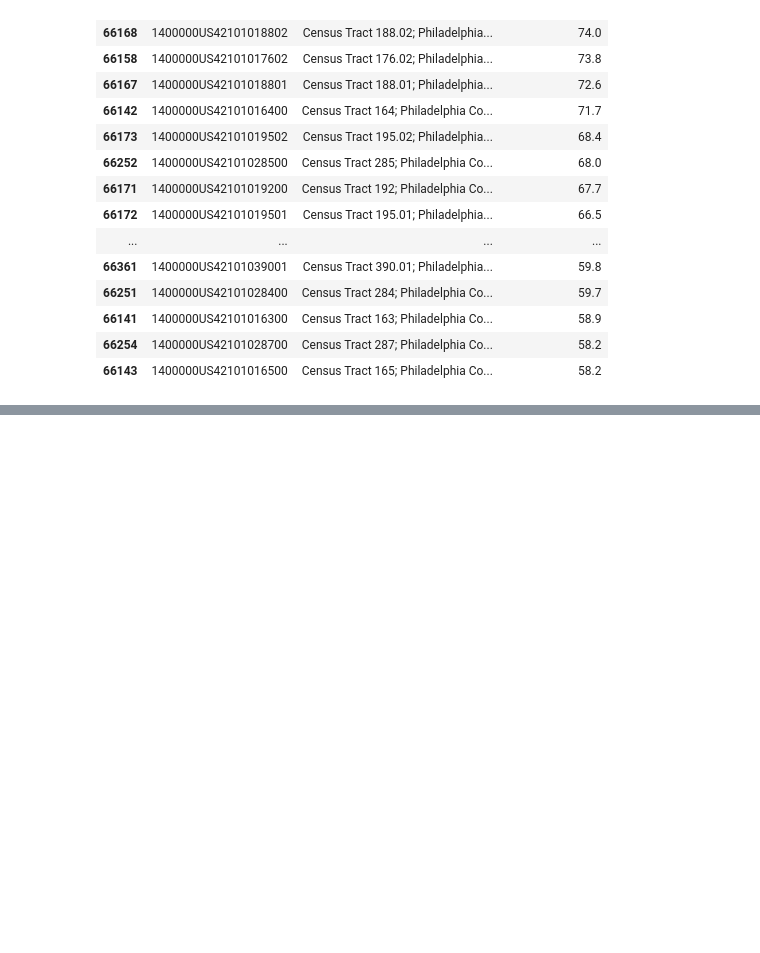
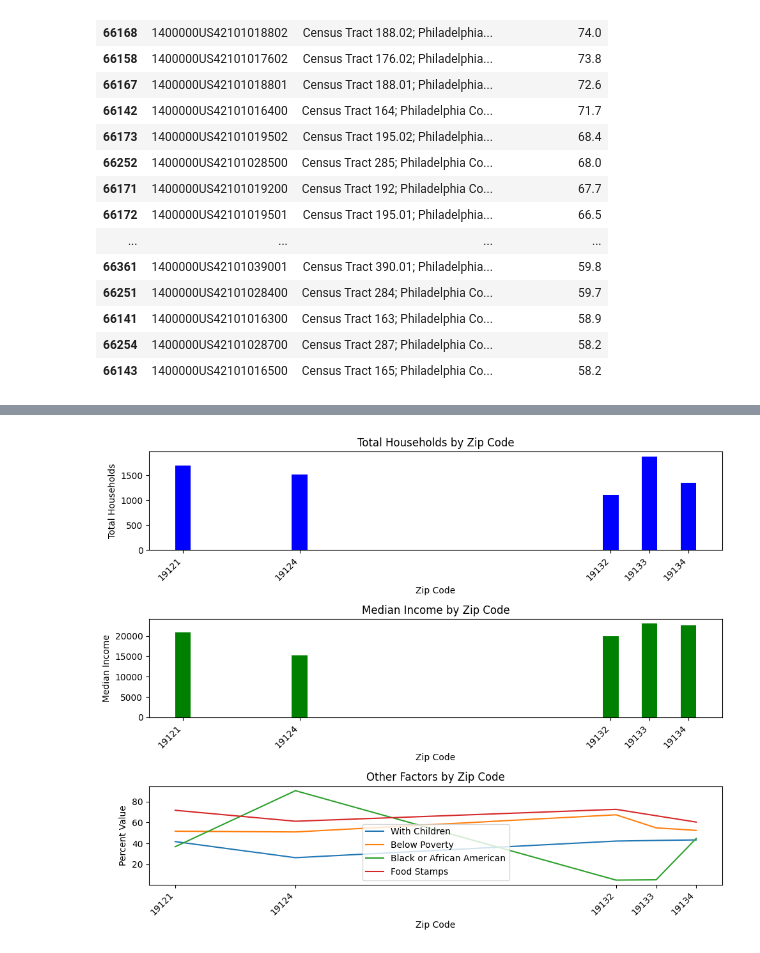
Before and after one commit to dfgbrooklyn24/Team-8, a Jupyter notebook: food_stamp.ipynb, the cells around one changed output, grey strips where cells are left out. Drawn from its saved outputs; the diff is of its cells as text; code cells hidden in the pictures; blank space fills up the shorter version.

```diff
--- a/food_stamp.ipynb
+++ b/food_stamp.ipynb
@@ -75,8 +107,6 @@ for data in res_array:
 # %%
 final_zips.insert(0, 'Zip Code', list(final_zip_codes))
-# %%
-# Assuming 'df' is your DataFrame
-final_zips = final_zips.drop('GEO_ID', axis=1)
-
-# Assuming 'df' is your DataFrame
-final_zips = final_zips.drop('NAME', axis=1)
+# %%
+print(final_zips)
+final_zips = final_zips.drop(columns=["NAME"])
+final_zips = final_zips.drop(columns=['GEO_ID'])
@@ -91,0 +142,54 @@ print(final_zips.to_string(index=False))
+# %%
+import pandas as pd
+import matplotlib.pyplot as plt
+
+# Assuming final_zips is your DataFrame containing the data
+
+# Convert columns to numeric
+columns_to_convert = ['Total Households', 'Median Income', 'With Children',
+                      'Below Poverty', 'Black or African American', 'Food Stamps']
+final_zips[columns_to_convert] = final_zips[columns_to_convert].apply(pd.to_numeric, errors='coerce')
+
+# Set up the plot
+plt.figure(figsize=(10, 8))
+
+# Plot Total Households
+plt.subplot(3, 1, 1)
+plt.bar(final_zips['Zip Code'], final_zips['Total Households'], color='blue', width=0.4)
+plt.xlabel('Zip Code')
+plt.ylabel('Total Households')
+plt.title('Total Households by Zip Code')
+
+# Set x-axis ticks to exact ZIP codes with adjusted positions
+plt.xticks(final_zips['Zip Code'], rotation=45, ha='right')
+
+# Plot Median Income
+plt.subplot(3, 1, 2)
+plt.bar(final_zips['Zip Code'], final_zips['Median Income'], color='green', width=0.4)
+plt.xlabel('Zip Code')
+plt.ylabel('Median Income')
+plt.title('Median Income by Zip Code')
+
+# Set x-axis ticks to exact ZIP codes with adjusted positions
+plt.xticks(final_zips['Zip Code'], rotation=45, ha='right')
+
+# Plot Other Attributes by Zip Code
+plt.subplot(3, 1, 3)
+for col in final_zips.columns[3:]:
+    plt.plot(final_zips['Zip Code'], final_zips[col], label=col)
+
+plt.xlabel('Zip Code')
+plt.ylabel('Percent Value')
+plt.title('Other Factors by Zip Code')
+plt.legend()
+
+# Set x-axis ticks to exact ZIP codes with adjusted positions
+plt.xticks(final_zips['Zip Code'], rotation=45, ha='right')
+
+# Adjust layout
+plt.tight_layout()
+
+# Show plot
+plt.show()
+# %% [output]
+[figure, added]
```
Also changed, not shown: parts of 10 cells of this notebook.
